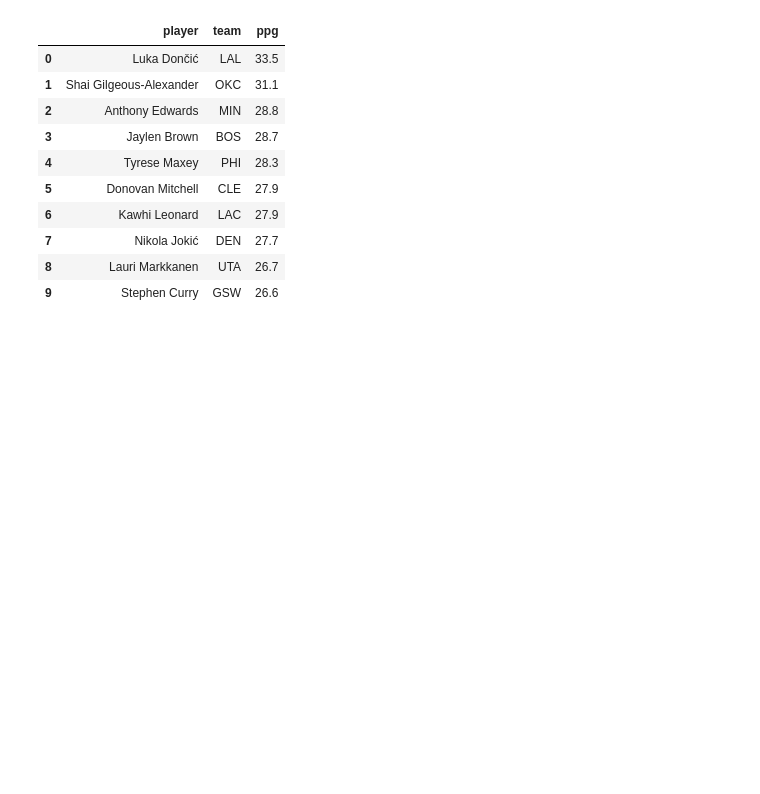
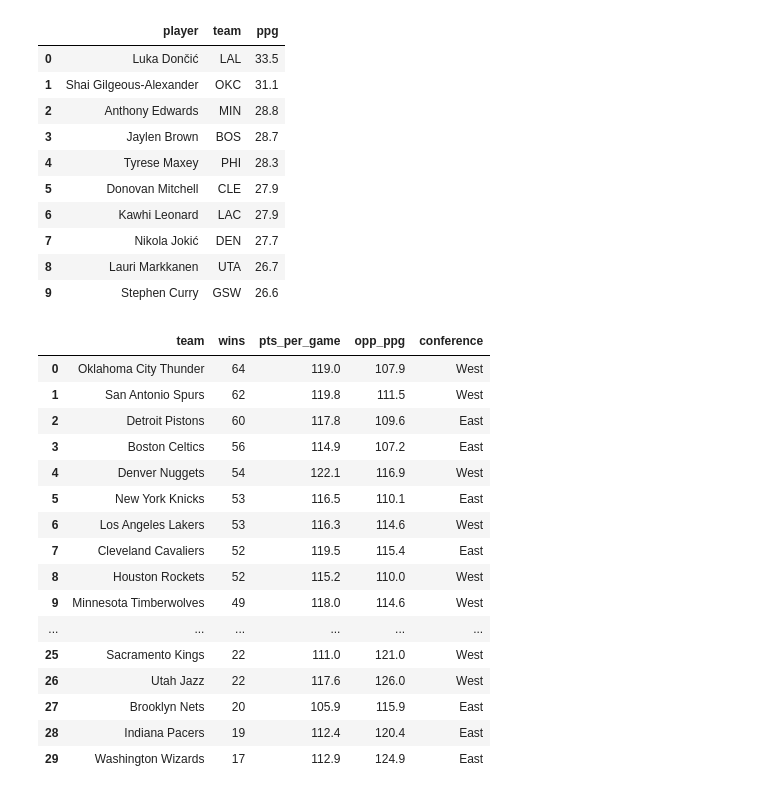
Before and after one commit to sashaliffy2/NBA-analytics_pipeline, a Jupyter notebook: nba_analysis.ipynb, the cells around one changed output. Drawn from its saved outputs; the diff is of its cells as text; code cells hidden in the pictures; blank space fills up the shorter version.

```diff
--- a/nba_analysis.ipynb
+++ b/nba_analysis.ipynb
@@ -1,7 +1,12 @@
 # %%
-#test Connect to SQL DB
+## Test Connection to DB
 
 from sqlalchemy import create_engine
 import pandas as pd
+import plotly.express as px
+import plotly.graph_objects as go
 
-engine = create_engine('postgresql+psycopg2://postgres:password123@localhost/nba_pipeline')
+engine = create_engine('postgresql+psycopg2://postgres:password123@localhost:5432/nba_pipeline')
+
+df_test = pd.read_sql("SELECT * FROM standings LIMIT 5", engine)
+df_test
@@ -18,10 +19,0 @@ df_test
-# %%
-## import librarites and engine connect
-
-import matplotlib.pyplot as plt
-import seaborn as sns
-import plotly.express as px
-import pandas as pd
-from sqlalchemy import create_engine
-
-engine = create_engine('postgresql+psycopg2://postgres:password123@localhost/nba_pipeline')
@@ -59 +50,30 @@ fig = px.bar(df_top_scorers, x = 'player', y='ppg')
 fig.show()
+# %%
+## Query team wins vs team pts_per_game scatter plot
+
+query ="""
+SELECT team, wins, pts_per_game, opp_ppg, conference
+FROM standings
+ORDER BY wins DESC
+"""
+
+df_standings_viz = pd.read_sql(query, engine)
+df_standings_viz
+# %% [output]
+|  | team | wins | pts_per_game | opp_ppg | conference |
+| 0 | Oklahoma City Thunder | 64 | 119.0 | 107.9 | West |
+| 1 | San Antonio Spurs | 62 | 119.8 | 111.5 | West |
+| 2 | Detroit Pistons | 60 | 117.8 | 109.6 | East |
+| 3 | Boston Celtics | 56 | 114.9 | 107.2 | East |
+| 4 | Denver Nuggets | 54 | 122.1 | 116.9 | West |
+| 5 | New York Knicks | 53 | 116.5 | 110.1 | East |
+| 6 | Los Angeles Lakers | 53 | 116.3 | 114.6 | West |
+| 7 | Cleveland Cavaliers | 52 | 119.5 | 115.4 | East |
+| 8 | Houston Rockets | 52 | 115.2 | 110.0 | West |
+| 9 | Minnesota Timberwolves | 49 | 118.0 | 114.6 | West |
+| ... | ... | ... | ... | ... | ... |
+| 25 | Sacramento Kings | 22 | 111.0 | 121.0 | West |
+| 26 | Utah Jazz | 22 | 117.6 | 126.0 | West |
+| 27 | Brooklyn Nets | 20 | 105.9 | 115.9 | East |
+| 28 | Indiana Pacers | 19 | 112.4 | 120.4 | East |
+| 29 | Washington Wizards | 17 | 112.9 | 124.9 | East |
```
Also changed, not shown: parts of 6 cells of this notebook.
